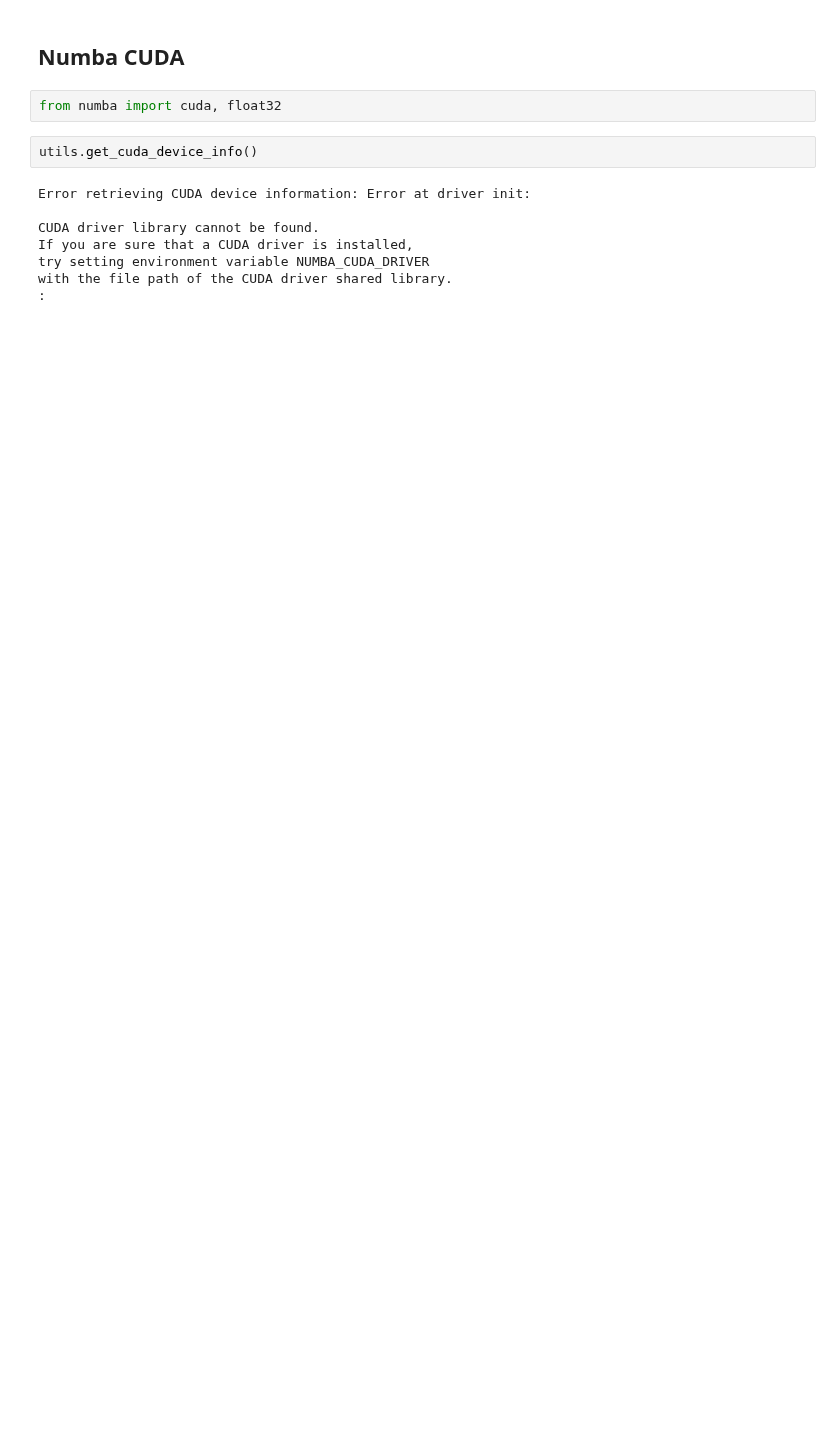
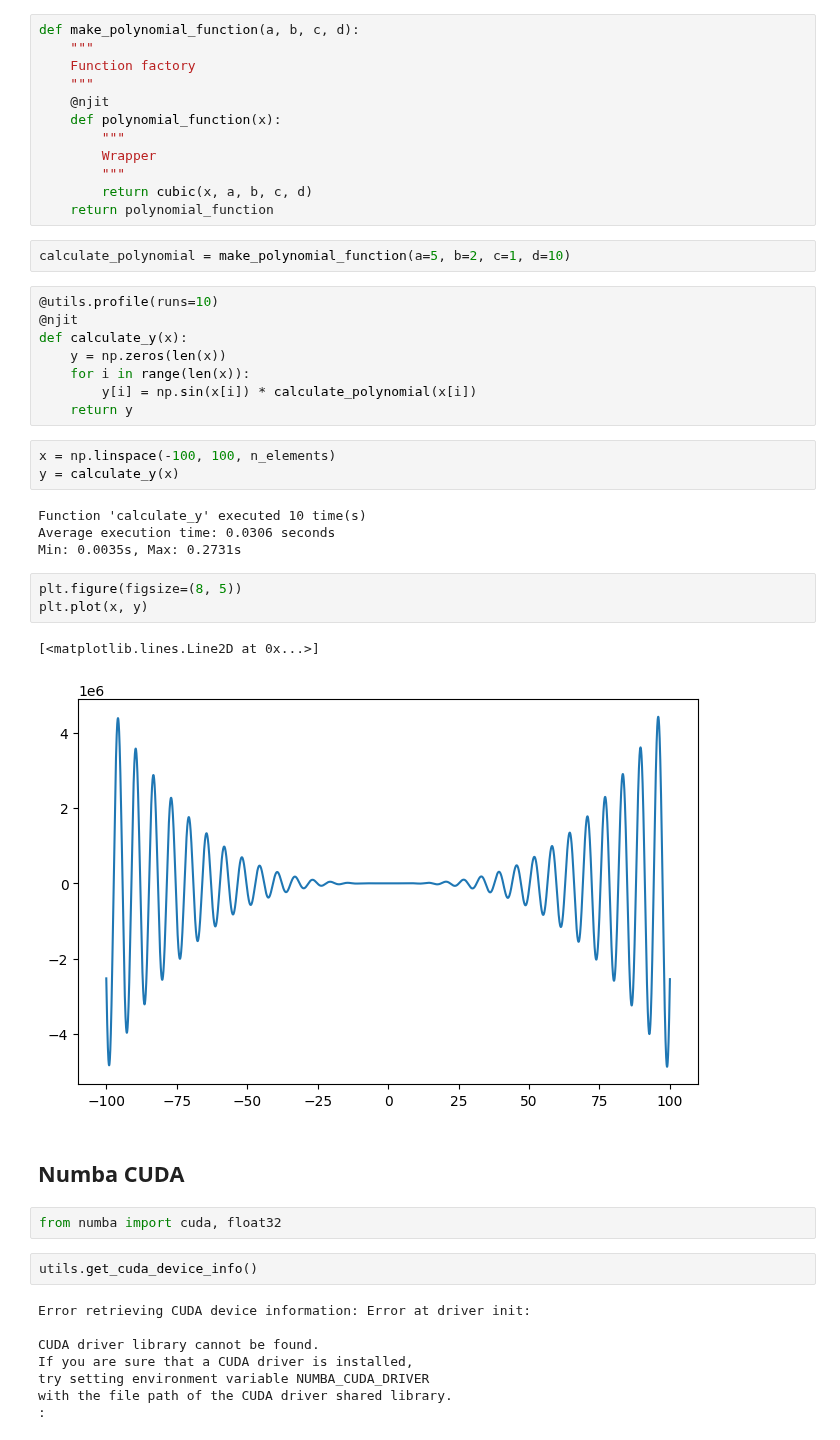
Before and after one commit to mark-hobbs/articles, a Jupyter notebook: cuda/device-function-factory.ipynb, the cells around one changed output. Saved outputs shown, nothing was run; the diff lists cells and outputs as text; blank space fills up the shorter version.

```diff
--- a/cuda/device-function-factory.ipynb
+++ b/cuda/device-function-factory.ipynb
@@ -63,3 +71,38 @@ Min: 0.2818s, Max: 0.2896s
+# %%
+def make_polynomial_function(a, b, c, d):
+    """
+    Function factory
+    """
+    @njit
+    def polynomial_function(x):
+        """
+        Wrapper
+        """
+        return cubic(x, a, b, c, d)
+    return polynomial_function
+# %%
+calculate_polynomial = make_polynomial_function(a=5, b=2, c=1, d=10)
+# %%
+@utils.profile(runs=10)
+@njit
+def calculate_y(x):
+    y = np.zeros(len(x))
+    for i in range(len(x)):
+        y[i] = np.sin(x[i]) * calculate_polynomial(x[i])
+    return y
+# %%
+x = np.linspace(-100, 100, n_elements)
+y = calculate_y(x)
+# %% [output]
+Function 'calculate_y' executed 10 time(s)
+Average execution time: 0.0306 seconds
+Min: 0.0035s, Max: 0.2731s
+# %%
+plt.figure(figsize=(8, 5))
+plt.plot(x, y)
+# %% [output]
+[<matplotlib.lines.Line2D at 0x...>]
+[figure, added]
 # %% [markdown]
 ## Numba CUDA
 # %%
```
Also changed, not shown: parts of 11 cells of this notebook, 3 other files.
